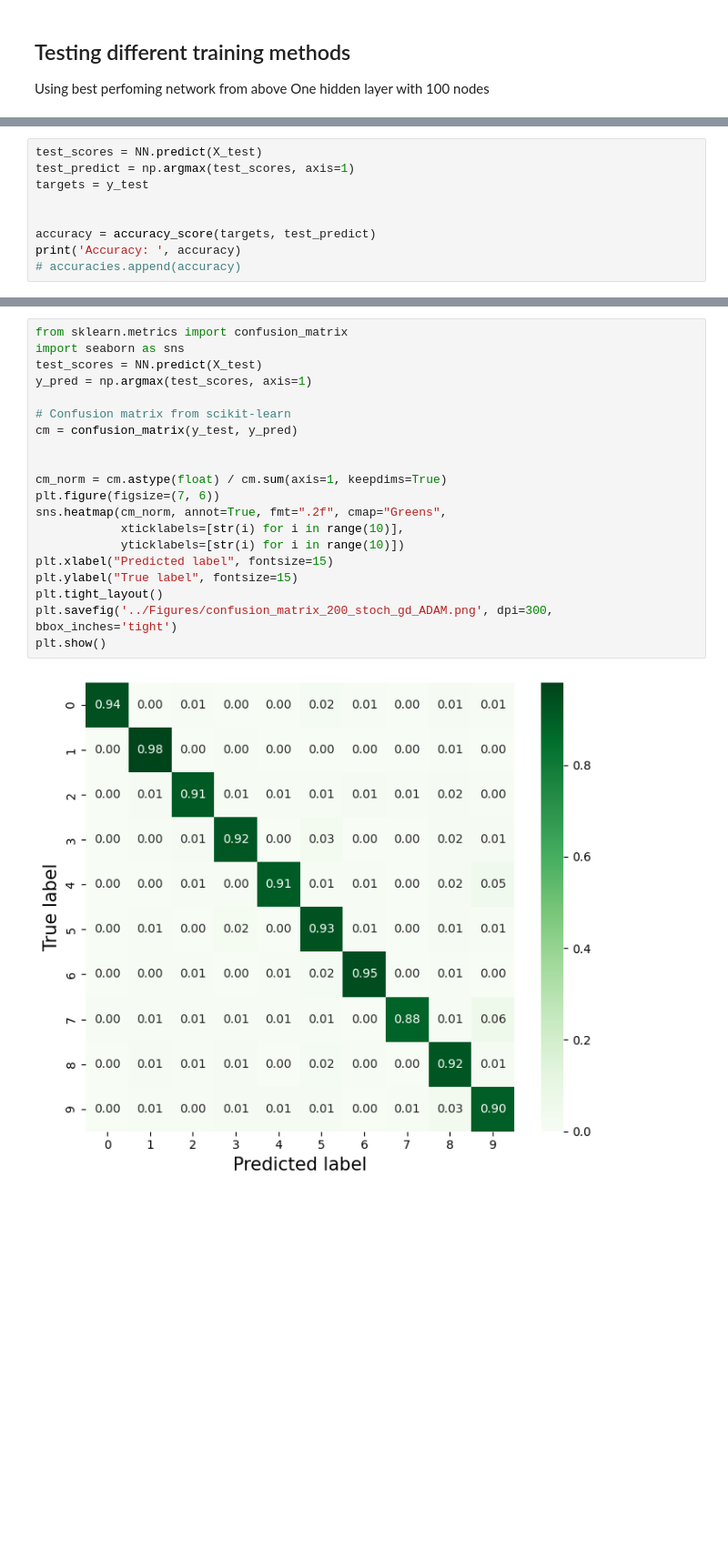
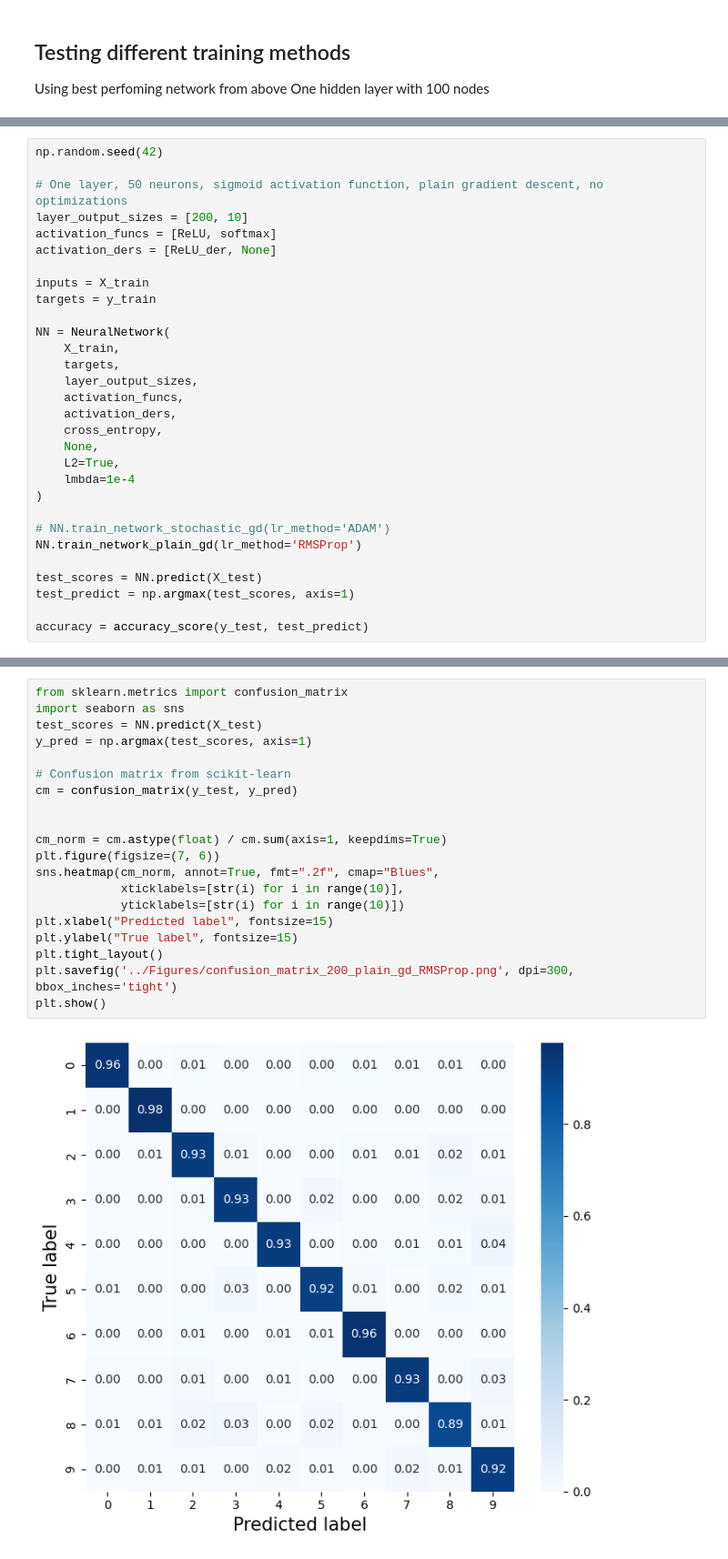
Before and after one commit to m-nader/FYS-STK4155-group14, a Jupyter notebook: project_2/Code/neuralnetwork_mnist.ipynb, the cells around one changed output, grey strips where cells are left out. Shown at 91% size. Drawn from its saved outputs; the diff is of its cells as text; blank space fills up the shorter version.

```diff
--- a/project_2/Code/neuralnetwork_mnist.ipynb
+++ b/project_2/Code/neuralnetwork_mnist.ipynb
@@ -101,9 +213,0 @@ NN.train_network_stochastic_gd(lr_method='ADAM')
-# %%
-test_scores = NN.predict(X_test)
-test_predict = np.argmax(test_scores, axis=1)
-targets = y_test
-
-
-accuracy = accuracy_score(targets, test_predict)
-print('Accuracy: ', accuracy)
-# accuracies.append(accuracy)
@@ -111,0 +250,30 @@ Accuracy:  0.9255714285714286
+# %%
+np.random.seed(42)
+
+# One layer, 50 neurons, sigmoid activation function, plain gradient descent, no optimizations
+layer_output_sizes = [200, 10]
+activation_funcs = [ReLU, softmax]
+activation_ders = [ReLU_der, None]
+
+inputs = X_train
+targets = y_train
+
+NN = NeuralNetwork(
+    X_train,
+    targets,
+    layer_output_sizes,
+    activation_funcs,
+    activation_ders,
+    cross_entropy,
+    None,
+    L2=True,
+    lmbda=1e-4
+)
+
+# NN.train_network_stochastic_gd(lr_method='ADAM')
+NN.train_network_plain_gd(lr_method='RMSProp')
+
+test_scores = NN.predict(X_test)
+test_predict = np.argmax(test_scores, axis=1)
+
+accuracy = accuracy_score(y_test, test_predict)
@@ -112,22 +288,22 @@ Accuracy:  0.9255714285714286
 # %%
 from sklearn.metrics import confusion_matrix
 import seaborn as sns
 test_scores = NN.predict(X_test)
 y_pred = np.argmax(test_scores, axis=1)
 
 # Confusion matrix from scikit-learn
 cm = confusion_matrix(y_test, y_pred)
 
 
 cm_norm = cm.astype(float) / cm.sum(axis=1, keepdims=True)
 plt.figure(figsize=(7, 6))
-sns.heatmap(cm_norm, annot=True, fmt=".2f", cmap="Greens",
+sns.heatmap(cm_norm, annot=True, fmt=".2f", cmap="Blues",
             xticklabels=[str(i) for i in range(10)],
             yticklabels=[str(i) for i in range(10)])
 plt.xlabel("Predicted label", fontsize=15)
 plt.ylabel("True label", fontsize=15)
 plt.tight_layout()
-plt.savefig('../Figures/confusion_matrix_200_stoch_gd_ADAM.png', dpi=300, bbox_inches='tight')
+plt.savefig('../Figures/confusion_matrix_200_plain_gd_RMSProp.png', dpi=300, bbox_inches='tight')
 plt.show()
 # %% [output]
-[figure, old version]
+[figure, new version]
```
Also changed, not shown: parts of 13 cells of this notebook, 6 other files.
